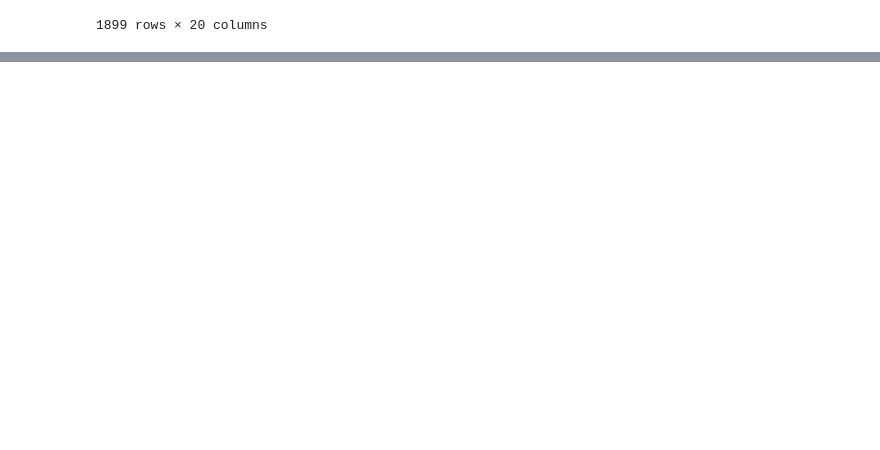
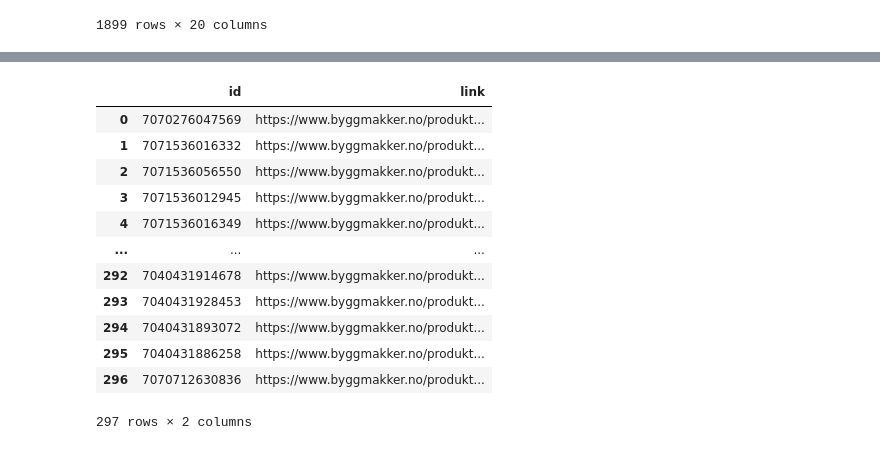
Before and after one commit to monjurkuet/dataEngineering---SvennProductsScraper, a Jupyter notebook: main.ipynb, the cells around one changed output, grey strips where cells are left out. Saved outputs shown, nothing was run; the diff lists cells and outputs as text; code cells hidden in the pictures; blank space fills up the shorter version.

```diff
--- a/main.ipynb
+++ b/main.ipynb
@@ -60,0 +95,17 @@ df
+# %%
+df_products_ids=pd.DataFrame(products_ids)
+df_products_ids
+# %% [output]
+|  | id | link |
+| 0 | 7070276047569 | https://www.byggmakker.no/produkt... |
+| 1 | 7071536016332 | https://www.byggmakker.no/produkt... |
+| 2 | 7071536056550 | https://www.byggmakker.no/produkt... |
+| 3 | 7071536012945 | https://www.byggmakker.no/produkt... |
+| 4 | 7071536016349 | https://www.byggmakker.no/produkt... |
+| ... | ... | ... |
+| 292 | 7040431914678 | https://www.byggmakker.no/produkt... |
+| 293 | 7040431928453 | https://www.byggmakker.no/produkt... |
+| 294 | 7040431893072 | https://www.byggmakker.no/produkt... |
+| 295 | 7040431886258 | https://www.byggmakker.no/produkt... |
+| 296 | 7070712630836 | https://www.byggmakker.no/produkt... |
+297 rows × 2 columns
```
Also changed, not shown: parts of 17 cells of this notebook, 1 other file.
